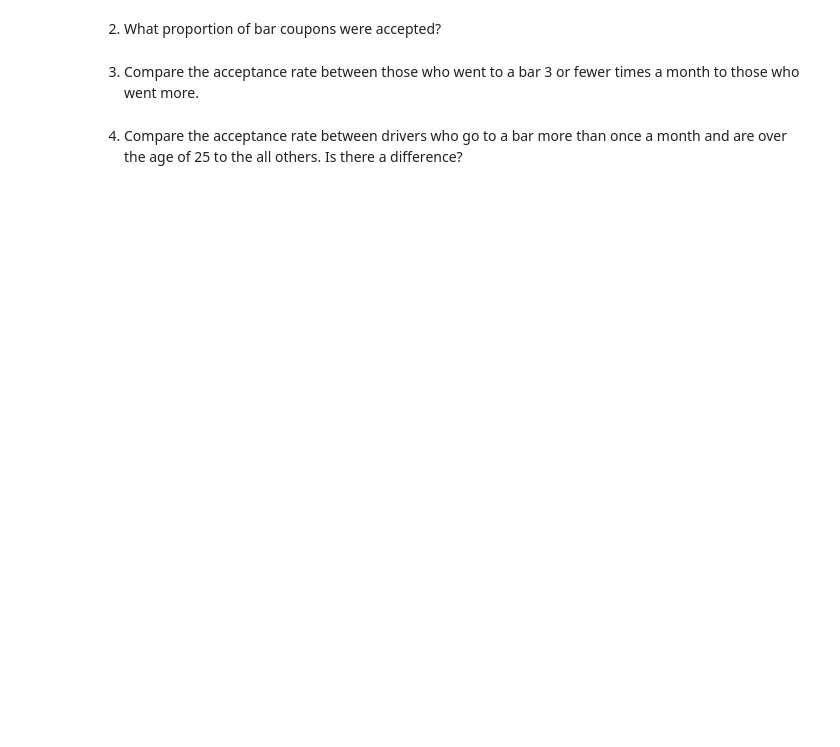
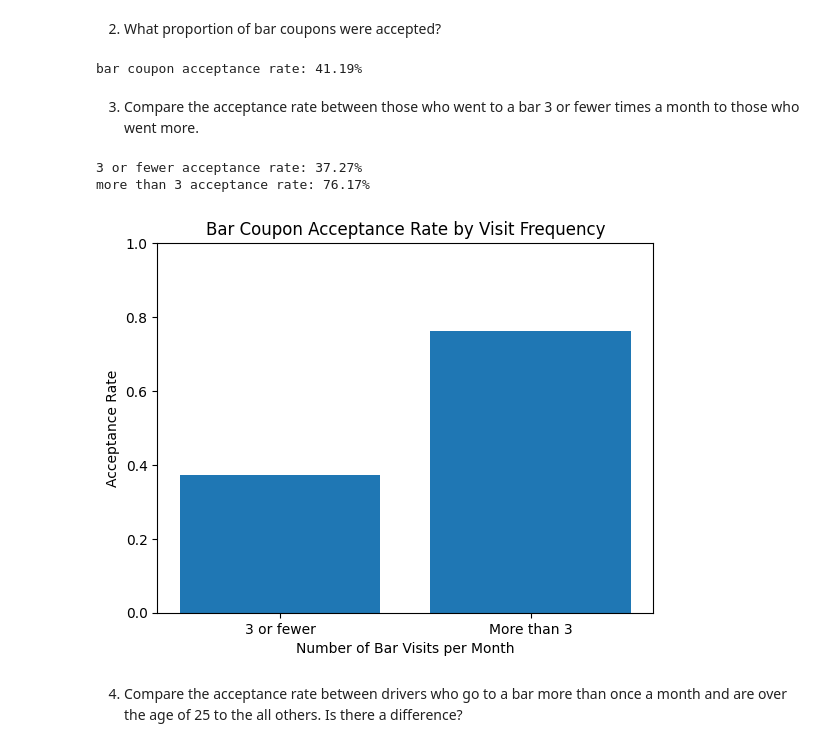
Before and after one commit to cnolan3/coupon_acceptance, a Jupyter notebook: prompt.ipynb, the cells around one changed output. Saved outputs shown, nothing was run; the diff lists cells and outputs as text; code cells hidden in the pictures; blank space fills up the shorter version.

Commit message:
complete bar coupon section

```diff
--- a/prompt.ipynb
+++ b/prompt.ipynb
@@ -208,3 +207,6 @@ print(clean_df["temperature"].unique())
 Now, we will lead you through an exploration of just the bar related coupons.
 
 1. Create a new `DataFrame` that contains just the bar coupons.
+# %%
+bar = clean_df[clean_df["coupon"] == "Bar"]
+bar
@@ -211,6 +227,32 @@ Now, we will lead you through an exploration of just the bar related coupons.
 # %% [markdown]
 2. What proportion of bar coupons were accepted?
+# %%
+percent_bar_accepted = bar["Y"].mean()
+print(f'bar coupon acceptance rate: {percent_bar_accepted:.2%}')
+# %% [output]
+bar coupon acceptance rate: 41.19%
 # %% [markdown]
 3. Compare the acceptance rate between those who went to a bar 3 or fewer times a month to those who went more.
+# %%
+le3 = ["never", "less1", "1~3"]
+bar_le_3 = bar[bar["Bar"].isin(le3)]
+bar_gt_3 = bar[~bar["Bar"].isin(le3)]
+
+percent_bar_le_3_accepted = bar_le_3["Y"].mean()
+percent_bar_gt_3_accepted = bar_gt_3["Y"].mean()
+
+print(f'3 or fewer acceptance rate: {percent_bar_le_3_accepted:.2%}')
+print(f'more than 3 acceptance rate: {percent_bar_gt_3_accepted:.2%}')
+
+plt.bar(['3 or fewer', 'More than 3'], [percent_bar_le_3_accepted, percent_bar_gt_3_accepted])
+plt.ylabel('Acceptance Rate')
+plt.xlabel('Number of Bar Visits per Month')
+plt.title('Bar Coupon Acceptance Rate by Visit Frequency')
+plt.ylim(0, 1)
+plt.show()
+# %% [output]
+3 or fewer acceptance rate: 37.27%
+more than 3 acceptance rate: 76.17%
+[figure, added]
 # %% [markdown]
 4. Compare the acceptance rate between drivers who go to a bar more than once a month and are over the age of 25 to the all others.  Is there a difference?
```
Also changed, not shown: parts of 8 cells of this notebook.
